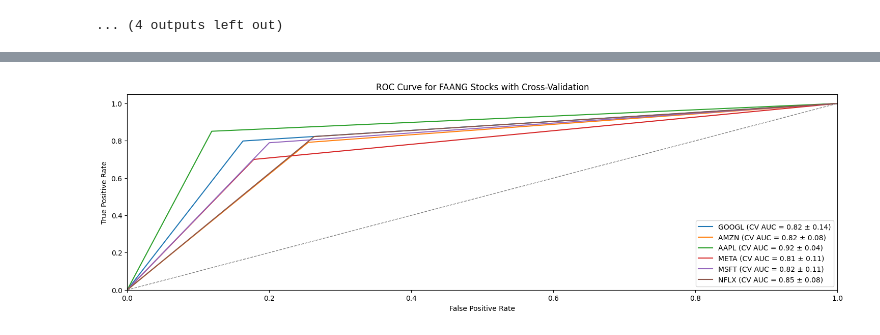
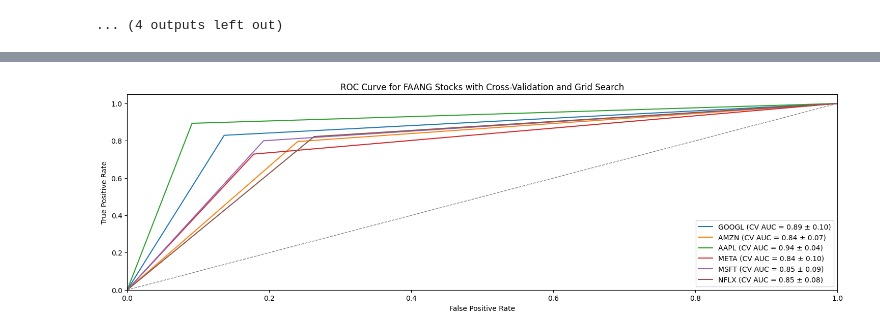
Before and after one commit to Oleighton/FAANGStockMarketPrediction, a Jupyter notebook: main.ipynb, the cells around one changed output, grey strips where cells are left out. Drawn from its saved outputs; the diff is of its cells as text; code cells hidden in the pictures.

```diff
--- a/main.ipynb
+++ b/main.ipynb
@@ -30,6 +30,8 @@ news_columns = [
 stock_columns = [
      'Open', 'High', 'Low', 'Close', 'Adj Close','Volume'
 ]
+selected_columns = ['Open', 'High', 'Low', 'S_10', 'News - Positive Sentiment', 'News - New Products',
+                        'News - Layoffs', 'News - Analyst Comments', 'News - Negative Sentiment', 'RSI', 'Corr']
 
 # Define a list of FAANG stock symbols
 faang_stocks = ['GOOGL', 'AMZN', 'META', 'NFLX', 'MSFT', 'AAPL']
@@ -271,42 +273,53 @@ linear_regression_model_per_stock(faang_stock_data)
 # %%
-# Logistic Regression
+from sklearn.model_selection import GridSearchCV
+from sklearn.preprocessing import StandardScaler
+from sklearn.linear_model import LogisticRegression
+from sklearn.model_selection import cross_val_score
+from sklearn.metrics import roc_curve
+from sklearn.metrics import accuracy_score, precision_score, recall_score, f1_score, confusion_matrix
+import matplotlib.pyplot as plt
+
 def logistic_regression_model_with_cv(faang_stock_data):
-    selected_columns = ['Open', 'High', 'Low', 'S_10', 'News - Positive Sentiment', 'News - New Products', 'News - Layoffs', 'News - Analyst Comments', 'News - Negative Sentiment', 'RSI', 'Corr']
 
     for symbol in faang_stock_data['Symbol'].unique():
         stock_data = faang_stock_data[faang_stock_data['Symbol'] == symbol]
-        # moving averages
         MA_20 = stock_data['S_20']
         MA_10 = stock_data['S_10']
         X = stock_data[selected_columns]
-        # when 20 day moving average is >= 10 day moving average it indicates a bullish financial pattern
         y = (MA_20 >= MA_10).astype(int)
-        # Feature scaling for regularization purposes
+
         scaler = StandardScaler()
         X_scaled = scaler.fit_transform(X)
-        # Regularized Logistic Regression with L1 regularization (Lasso)
-        model_l1 = LogisticRegression(penalty='l1', solver='liblinear')
-        # Perform cross-validation
-        cv_scores = cross_val_score(model_l1, X_scaled, y, cv=5, scoring='roc_auc')
+
+        # parameters to be used in grid search
+        param_grid = {
+            'C': [1.0,2.0,3.0,4.0,5,6,7,8,9,10.0],
+            'penalty': ['l1']
+        }
+
+        # perform grid search with a cv of 5
+        grid_search = GridSearchCV(LogisticRegression(solver='liblinear'), param_grid, cv=5, scoring='roc_auc')
+        grid_search.fit(X_scaled, y)
+
+        # Get the best model
+        model = grid_search.best_estimator_
+
+        # Evaluate the best model
+        cv_scores = cross_val_score(model, X_scaled, y, cv=5, scoring='roc_auc')
         mean_auc = cv_scores.mean()
         std_auc = cv_scores.std()
-        model_l1.fit(X_scaled, y)
-        y_pred_l1 = model_l1.predict(X_scaled)
+        model.fit(X_scaled, y)
+        y_pred = model.predict(X_scaled)
 
-        # Calculate metrics for L1 Regularization
-        fpr_l1, tpr_l1, _ = roc_curve(y, y_pred_l1)
+        fpr, tpr, _ = roc_curve(y, y_pred)
+        accuracy = accuracy_score(y, y_pred)
+        precision = precision_score(y, y_pred)
+        recall = recall_score(y, y_pred)
+        f1 = f1_score(y, y_pred)
+        conf_matrix = confusion_matrix(y, y_pred)
 
-        # Calculate additional metrics
-        accuracy = accuracy_score(y, y_pred_l1)
-        precision = precision_score(y, y_pred_l1)
-        recall = recall_score(y, y_pred_l1)
-        f1 = f1_score(y, y_pred_l1)
-
-        # Confusion matrix
-        conf_matrix = confusion_matrix(y, y_pred_l1)
-
-        # Print metrics
         print(f"Symbol: {symbol}")
+        print(f"Best C: {grid_search.best_params_['C']}")
         print(f"Mean AUC: {mean_auc:.2f} ± {std_auc:.2f}")
         print(f"Accuracy: {accuracy:.2f}")
         print(f"Precision: {precision:.2f}")
@@ -316,17 +329,14 @@ def logistic_regression_model_with_cv(faang_stock_data):
         print(conf_matrix)
         print("")
 
-        # Plot ROC Curve for L1 Regularization with different colors for each stock
-        plt.plot(fpr_l1, tpr_l1, label=f'{symbol} (CV AUC = {mean_auc:.2f} ± {std_auc:.2f})')
+        plt.plot(fpr, tpr, label=f'{symbol} (CV AUC = {mean_auc:.2f} ± {std_auc:.2f})')
 
-    # Plotting the baseline (random classifier)
     plt.plot([0, 1], [0, 1], color='gray', lw=1, linestyle='--')
-
     plt.xlim([0.0, 1.0])
     plt.ylim([0.0, 1.05])
     plt.xlabel('False Positive Rate')
     plt.ylabel('True Positive Rate')
-    plt.title('ROC Curve for FAANG Stocks with Cross-Validation')
+    plt.title('ROC Curve for FAANG Stocks with Cross-Validation and Grid Search')
     plt.legend(loc='lower right')
     plt.show()
 
@@ -349,8 +359,8 @@ Mean AUC: 0.82 ± 0.08
 F1 Score: 0.80
 Confusion Matrix:
 [[154  55]
  [ 41 190]]
-[figure, old version]
+[figure, new version]
 # %%
 
 # Random forest
```
Also changed, not shown: parts of 4 cells of this notebook, 3 other files.
